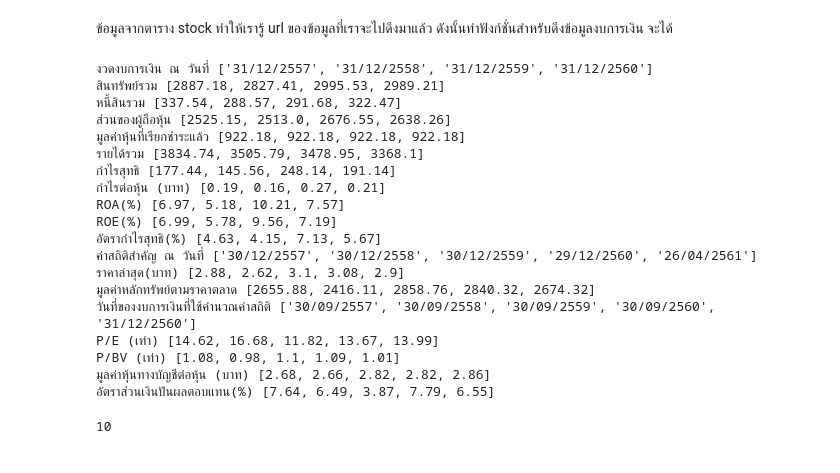
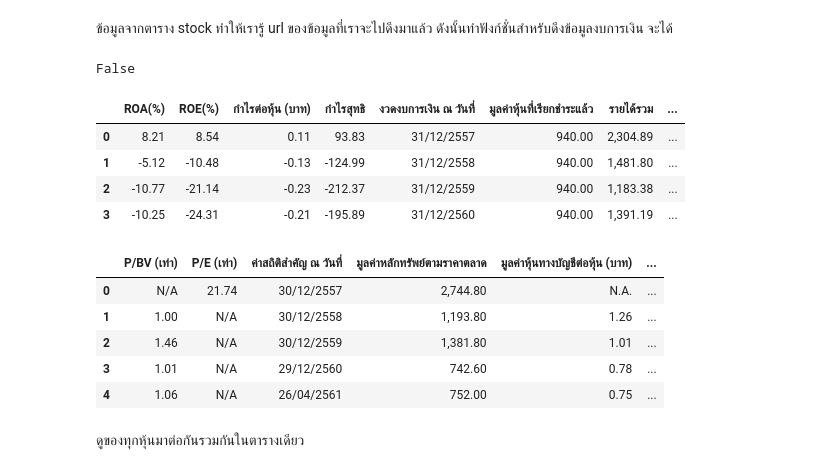
Before and after one commit to Kanbc/stock-analysis, a Jupyter notebook: notebook/2_get_data/3_stock_detail.ipynb, the cells around one changed output. Cells and saved outputs as stored; diff of their text form; code cells hidden in the pictures.

```diff
--- a/notebook/2_get_data/3_stock_detail.ipynb
+++ b/notebook/2_get_data/3_stock_detail.ipynb
@@ -56,6 +44,6 @@ def getTableSecondHeadData(head):
     data_head = head.find_all('strong')
     date_html = data_head[1:len(data_head)]
     date_text = [ list(html.stripped_strings) for html in date_html ]
-    dates = [ year_date[0] for year_date in date_text if len(year_date) > 0 ]
+    dates = [ year_date[0] if len(year_date) > 0 else '-' for year_date in date_text ]
     return [data_head[0].text,dates]
 # %%
@@ -195,2 +134,7 @@ def getStockDetail(url,stock):
+# %%
+sj = getStockDetail(settrade_url,'S & J')
+sj[0]
+# %% [output]
+False
 # %%
 prefix_url = 'https://www.settrade.com'
@@ -198,28 +142,21 @@ suffix_url = '/C13_FastQuote_Main.jsp?txtSymbol=LEE&ssoPageId=13&selectPage=6'
 settrade_url = prefix_url + suffix_url
-# %%
-xx = getStockDetail(settrade_url,'LEE')
-xx
-# %% [output]
-งวดงบการเงิน ณ วันที่ ['31/12/2557', '31/12/2558', '31/12/2559', '31/12/2560']
-สินทรัพย์รวม [2887.18, 2827.41, 2995.53, 2989.21]
-หนี้สินรวม [337.54, 288.57, 291.68, 322.47]
-ส่วนของผู้ถือหุ้น [2525.15, 2513.0, 2676.55, 2638.26]
-มูลค่าหุ้นที่เรียกชำระแล้ว [922.18, 922.18, 922.18, 922.18]
-รายได้รวม [3834.74, 3505.79, 3478.95, 3368.1]
-กำไรสุทธิ [177.44, 145.56, 248.14, 191.14]
-กำไรต่อหุ้น (บาท) [0.19, 0.16, 0.27, 0.21]
-ROA(%) [6.97, 5.18, 10.21, 7.57]
-ROE(%) [6.99, 5.78, 9.56, 7.19]
-อัตรากำไรสุทธิ(%) [4.63, 4.15, 7.13, 5.67]
-ค่าสถิติสำคัญ ณ วันที่ ['30/12/2557', '30/12/2558', '30/12/2559', '29/12/2560', '26/04/2561']
-ราคาล่าสุด(บาท) [2.88, 2.62, 3.1, 3.08, 2.9]
-มูลค่าหลักทรัพย์ตามราคาตลาด [2655.88, 2416.11, 2858.76, 2840.32, 2674.32]
-วันที่ของงบการเงินที่ใช้คำนวณค่าสถิติ ['30/09/2557', '30/09/2558', '30/09/2559', '30/09/2560', '31/12/2560']
-P/E (เท่า) [14.62, 16.68, 11.82, 13.67, 13.99]
-P/BV (เท่า) [1.08, 0.98, 1.1, 1.09, 1.01]
-มูลค่าหุ้นทางบัญชีต่อหุ้น (บาท) [2.68, 2.66, 2.82, 2.82, 2.86]
-อัตราส่วนเงินปันผลตอบแทน(%) [7.64, 6.49, 3.87, 7.79, 6.55]
-# %%
-len(xx[0])
-# %% [output]
-10
+# %%
+vpo = getStockDetail(settrade_url,'VPO')
+vpo[1]
+# %% [output]
+|  | ROA(%) | ROE(%) | กำไรต่อหุ้น (บาท) | กำไรสุทธิ | งวดงบการเงิน ณ วันที่ | มูลค่าหุ้นที่เรียกชำระแล้ว | รายได้รวม | ... |
+| 0 | 8.21 | 8.54 | 0.11 | 93.83 | 31/12/2557 | 940.00 | 2,304.89 | ... |
+| 1 | -5.12 | -10.48 | -0.13 | -124.99 | 31/12/2558 | 940.00 | 1,481.80 | ... |
+| 2 | -10.77 | -21.14 | -0.23 | -212.37 | 31/12/2559 | 940.00 | 1,183.38 | ... |
+| 3 | -10.25 | -24.31 | -0.21 | -195.89 | 31/12/2560 | 940.00 | 1,391.19 | ... |
+# %%
+vpo[2]
+# %% [output]
+|  | P/BV (เท่า) | P/E (เท่า) | ค่าสถิติสำคัญ ณ วันที่ | มูลค่าหลักทรัพย์ตามราคาตลาด | มูลค่าหุ้นทางบัญชีต่อหุ้น (บาท) | ... |
+| 0 | N/A | 21.74 | 30/12/2557 | 2,744.80 | N.A. | ... |
+| 1 | 1.00 | N/A | 30/12/2558 | 1,193.80 | 1.26 | ... |
+| 2 | 1.46 | N/A | 30/12/2559 | 1,381.80 | 1.01 | ... |
+| 3 | 1.01 | N/A | 29/12/2560 | 742.60 | 0.78 | ... |
+| 4 | 1.06 | N/A | 26/04/2561 | 752.00 | 0.75 | ... |
+# %% [markdown]
+ดูของทุกหุ้นมาต่อกันรวมกันในตารางเดียว
```
Also changed, not shown: parts of 20 cells of this notebook, 3 other files.
